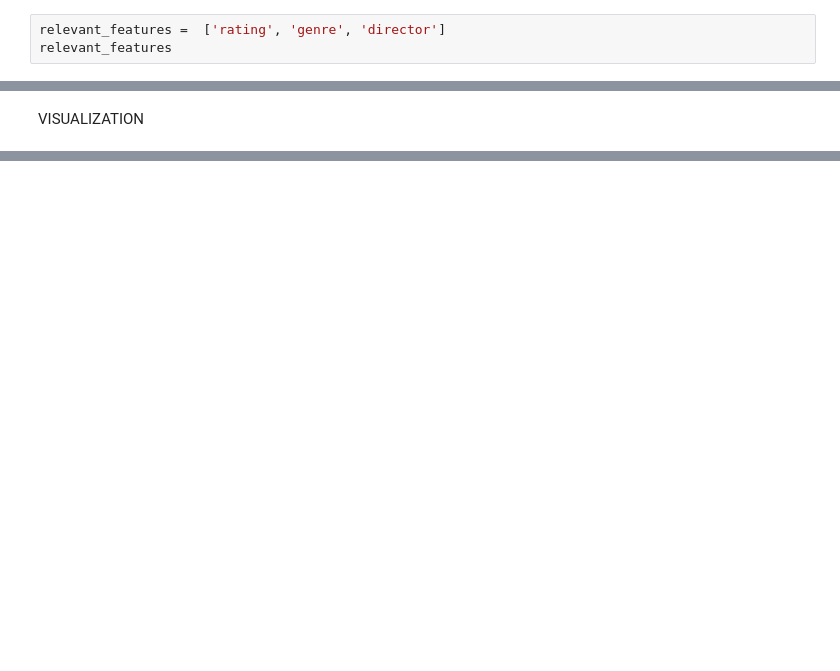
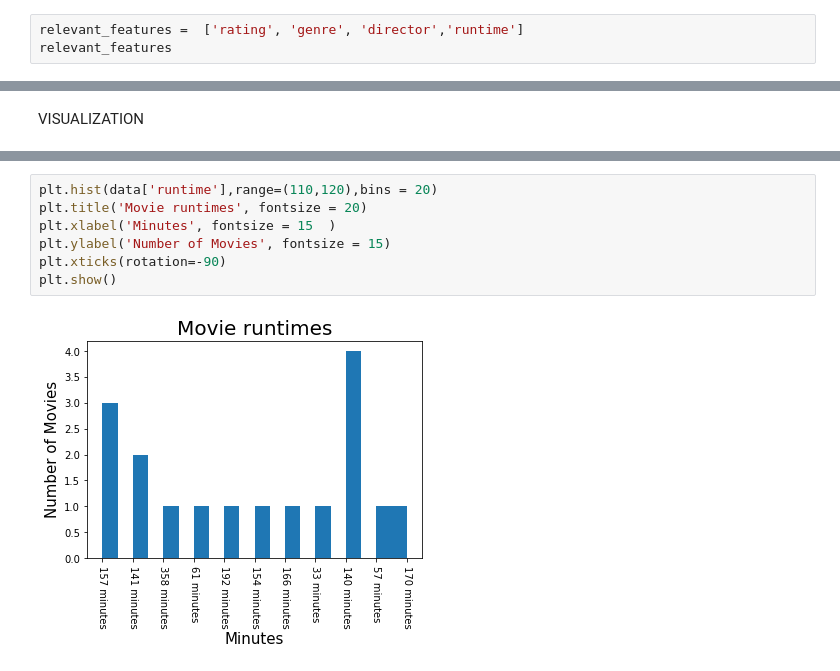
Before and after one commit to PatienceAnono/IMDB-Movie-Data-Analysis, a Jupyter notebook: student.ipynb, the cells around one changed output, grey strips where cells are left out. Saved outputs shown, nothing was run; the diff lists cells and outputs as text; blank space fills up the shorter version.

```diff
--- a/student.ipynb
+++ b/student.ipynb
@@ -130,6 +126,6 @@ runtime           30
 studio          1066
 dtype: int64
 # %%
-relevant_features =  ['rating', 'genre', 'director']
+relevant_features =  ['rating', 'genre', 'director','runtime']
 relevant_features
 # %% [output]
@@ -540,0 +571,9 @@ VISUALIZATION
+# %%
+plt.hist(data['runtime'],range=(110,120),bins = 20)
+plt.title('Movie runtimes', fontsize = 20)
+plt.xlabel('Minutes', fontsize = 15  )
+plt.ylabel('Number of Movies', fontsize = 15)
+plt.xticks(rotation=-90)
+plt.show()
+# %% [output]
+[figure, added]
```
Also changed, not shown: parts of 9 cells of this notebook.
